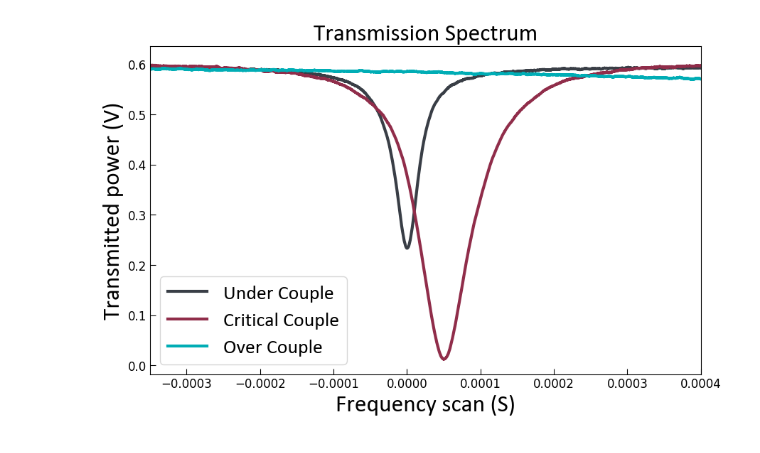
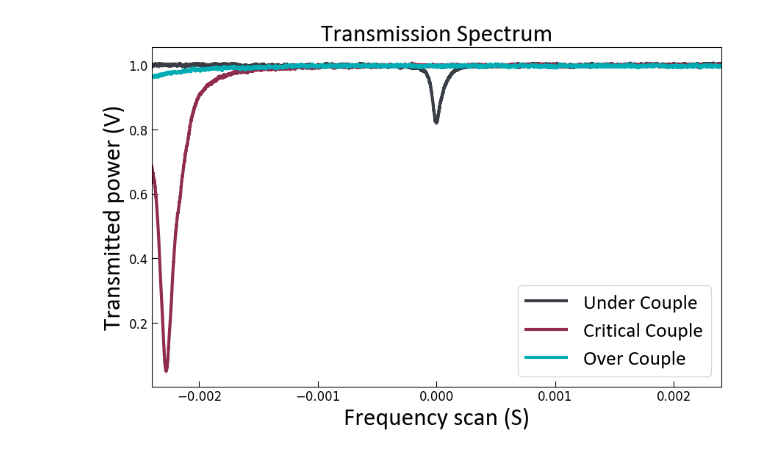
Before and after one commit to kiiichi/python-learning, a Jupyter notebook: DataAE/paper/透射谱图像.ipynb, the cells around one changed output. Saved outputs shown, nothing was run; the diff lists cells and outputs as text; code cells hidden in the pictures.

```diff
--- a/DataAE/paper/透射谱图像.ipynb
+++ b/DataAE/paper/透射谱图像.ipynb
@@ -26,34 +15,70 @@ time_uc = time_uc - time_uc[power_uc.idxmin()]
+# %%
+power_uc = transmission_uc_data['Power']
+power_cc = transmission_cc_data['Power']
+power_oc = transmission_oc_data['Power']
+power_ooc = transmission_ooc_data['Power']
+time_uc = transmission_uc_data['Time']
+wl_uc = transmission_uc_data['Wavelength']
+wl_cc = transmission_cc_data['Wavelength']
+wl_oc = transmission_oc_data['Wavelength']
+wl_ooc = transmission_ooc_data['Wavelength']
+fq_uc = 299792458 / wl_uc * 1e3
+fq_cc = 299792458 / wl_cc * 1e3
+fq_oc = 299792458 / wl_oc * 1e3
+fq_ooc = 299792458 / wl_ooc * 1e3
+
+# # 平滑处理，并去掉前后300个数据
+rollingwindow = 80
+power_uc = power_uc.rolling(rollingwindow).mean()
+power_cc = power_cc.rolling(rollingwindow).mean()
+power_oc = power_oc.rolling(rollingwindow).mean()
+power_ooc = power_ooc.rolling(rollingwindow).mean()
+
+# 以power_uc最低值的时间为基准，将时间轴平移
+time_uc = time_uc - time_uc[power_uc.idxmin()]
+
+# 以power最低值的时间为基准，将频率轴平移
+fq_uc = fq_uc - fq_uc[power_uc.idxmin()]
+fq_cc = fq_cc - fq_cc[power_cc.idxmin()]
+fq_oc = fq_oc - fq_oc[power_oc.idxmin()]
+fq_ooc = fq_ooc - fq_ooc[power_ooc.idxmin()]
+
+# 以power前300个数据的平均值为基准，将功率轴归一化
+power_uc = power_uc / power_uc[:3000].mean()
+power_cc = power_cc / power_cc[:3000].mean()
+power_oc = power_oc / power_oc[:3000].mean()
+power_ooc = power_ooc / power_ooc[:3000].mean()
 # %%
 # 绘制光谱图
 plt.figure(figsize=(10, 6))
 # 绘制曲线
 plt.plot(time_uc, power_uc, color='#393e46ff', linestyle='-', lw=3, label='Under Couple')
-plt.plot(time_uc+0.00025, power_cc, color='#902d4aff', linestyle='-', lw=3, label='Critical Couple')
-plt.plot(time_uc+0.0052, power_oc, color='#00adb5ff', linestyle='-', lw=3, label='Over Couple')
+plt.plot(time_uc+0.000, power_cc, color='#902d4aff', linestyle='-', lw=3, label='Critical Couple')
+plt.plot(time_uc+0.000, power_oc, color='#00adb5ff', linestyle='-', lw=3, label='Over Couple')
 # 设置坐标轴范围、标签、标题、图例、网格等
-plt.xlim(-0.00035, 0.0004) # 设置x轴范围 窄透射谱
+plt.xlim(-0.0024, 0.0024) # 设置x轴范围 窄透射谱
 # plt.xlim(-0.001, 0.005) # 设置x轴范围 宽透射谱
 # plt.ylim(-70, 0) # 设置y轴范围
 
 # 设置字体和字体大小
 title_font = {'family': 'calibri', 'color':  'black', 'weight': 'normal', 'size': 24}
 label_font = {'family': 'calibri', 'color':  'black', 'weight': 'normal', 'size': 24}
 tick_font = {'family': 'calibri', 'color':  'black', 'weight': 'normal', 'size': 20}
 # 设置图例字体
 legend_font = FontProperties(family='calibri', weight='normal', size=20)
 # 设置刻度字体
 plt.tick_params(axis='both', labelsize=12)  # 刻度字体大小
 
 # 设置刻度线向内
 plt.tick_params(axis='both', direction='in', length=6)  # 轴 'both' 表示x轴和y轴都应用此设置，direction='in' 表示刻度线向内，length=6 设置刻度线长度
 
 plt.xlabel('Frequency scan (S)', fontdict=label_font)
 plt.ylabel('Transmitted power (V)', fontdict=label_font)
 plt.title('Transmission Spectrum', fontdict=title_font)
 plt.legend(prop=legend_font)
 # plt.grid(True)
 # 导出为矢量图格式（SVG 或 PDF），确保高质量
-plt.savefig('data/24.12会议/couple/透射谱窄.svg', format='svg', dpi=300)  # 可选择 'pdf' 或 'svg' 等格式
+plt.savefig('data/2025.1.7couple/透射谱窄.svg', format='svg', dpi=300)  # 可选择 'pdf' 或 'svg' 等格式
 plt.show()
 # %% [output]
-[figure, old version]
+[figure, new version]
```
Also changed, not shown: parts of 5 cells of this notebook, 1 other file.
